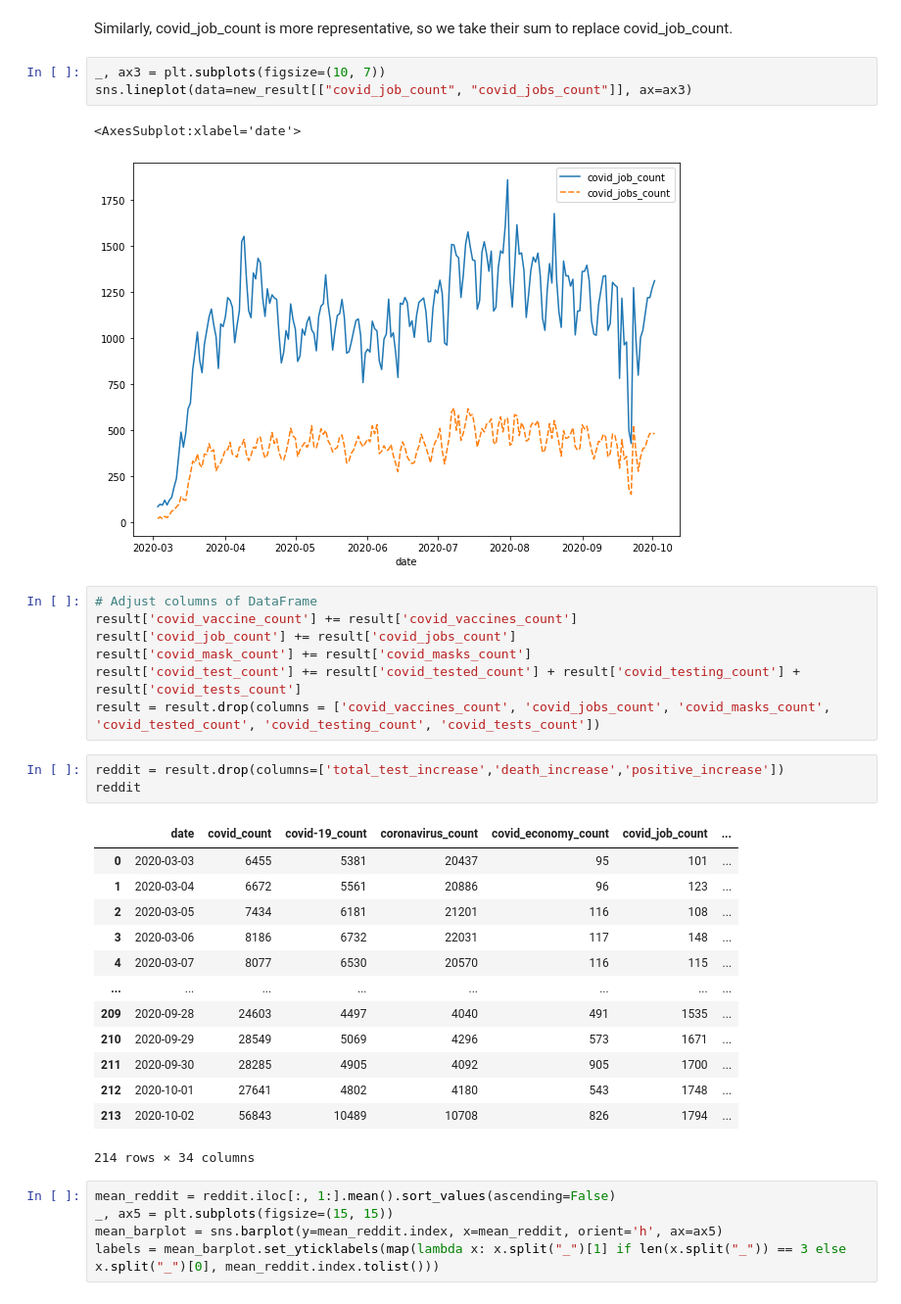
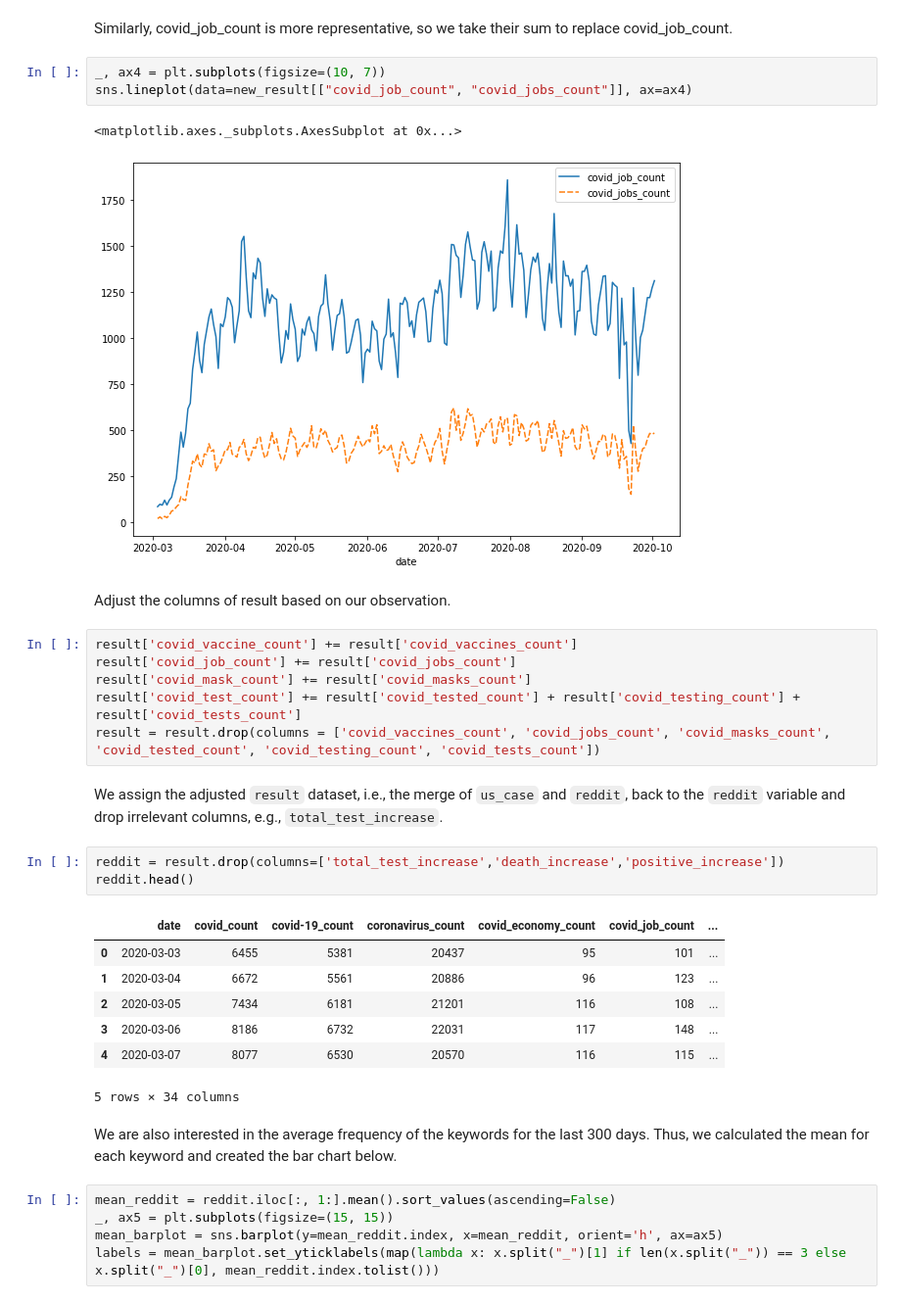
Before and after one commit to kaiyue95/INFO-2950-Final-Project, a Jupyter notebook: phase_2.ipynb, the cells around one changed output. Shown at 98% size. Drawn from its saved outputs; the diff is of its cells as text.

```diff
--- a/phase_2.ipynb
+++ b/phase_2.ipynb
@@ -164,35 +245,34 @@ sns.lineplot(data=new_result[["covid_vaccine_count", "covid_vaccines_count"]], a
 # %% [markdown]
 Similarly, covid_job_count is more representative, so we take their sum to replace covid_job_count.
 # %%
-_, ax3 = plt.subplots(figsize=(10, 7))
-sns.lineplot(data=new_result[["covid_job_count", "covid_jobs_count"]], ax=ax3)
+_, ax4 = plt.subplots(figsize=(10, 7))
+sns.lineplot(data=new_result[["covid_job_count", "covid_jobs_count"]], ax=ax4)
 # %% [output]
-<AxesSubplot:xlabel='date'>
+<matplotlib.axes._subplots.AxesSubplot at 0x...>
 [figure]
+# %% [markdown]
+Adjust the columns of result based on our observation.
 # %%
-# Adjust columns of DataFrame
 result['covid_vaccine_count'] += result['covid_vaccines_count']
 result['covid_job_count'] += result['covid_jobs_count']
 result['covid_mask_count'] += result['covid_masks_count']
 result['covid_test_count'] += result['covid_tested_count'] + result['covid_testing_count'] + result['covid_tests_count']
 result = result.drop(columns = ['covid_vaccines_count', 'covid_jobs_count', 'covid_masks_count', 'covid_tested_count', 'covid_testing_count', 'covid_tests_count'])
+# %% [markdown]
+We assign the adjusted `result` dataset, i.e., the merge of `us_case` and `reddit`, back to the `reddit` variable and drop irrelevant columns, e.g., `total_test_increase`.
 # %%
 reddit = result.drop(columns=['total_test_increase','death_increase','positive_increase'])
-reddit
+reddit.head()
 # %% [output]
 |  | date | covid_count | covid-19_count | coronavirus_count | covid_economy_count | covid_job_count | ... |
 | 0 | 2020-03-03 | 6455 | 5381 | 20437 | 95 | 101 | ... |
 | 1 | 2020-03-04 | 6672 | 5561 | 20886 | 96 | 123 | ... |
 | 2 | 2020-03-05 | 7434 | 6181 | 21201 | 116 | 108 | ... |
 | 3 | 2020-03-06 | 8186 | 6732 | 22031 | 117 | 148 | ... |
 | 4 | 2020-03-07 | 8077 | 6530 | 20570 | 116 | 115 | ... |
-| ... | ... | ... | ... | ... | ... | ... | ... |
-| 209 | 2020-09-28 | 24603 | 4497 | 4040 | 491 | 1535 | ... |
-| 210 | 2020-09-29 | 28549 | 5069 | 4296 | 573 | 1671 | ... |
-| 211 | 2020-09-30 | 28285 | 4905 | 4092 | 905 | 1700 | ... |
-| 212 | 2020-10-01 | 27641 | 4802 | 4180 | 543 | 1748 | ... |
-| 213 | 2020-10-02 | 56843 | 10489 | 10708 | 826 | 1794 | ... |
-214 rows × 34 columns
+5 rows × 34 columns
+# %% [markdown]
+We are also interested in the average frequency of the keywords for the last 300 days. Thus, we calculated the mean for each keyword and created the bar chart below.
 # %%
 mean_reddit = reddit.iloc[:, 1:].mean().sort_values(ascending=False)
 _, ax5 = plt.subplots(figsize=(15, 15))
```
Also changed, not shown: parts of 31 cells of this notebook.
